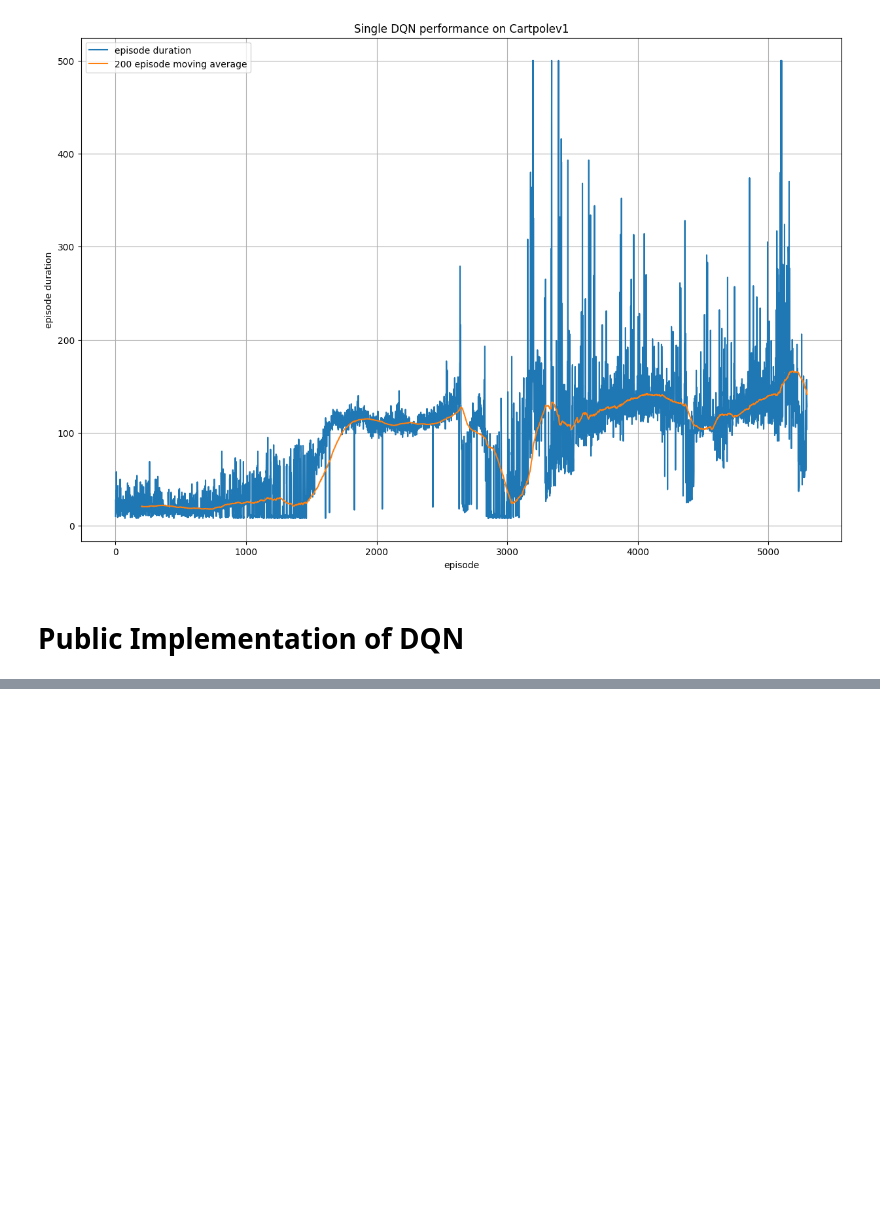
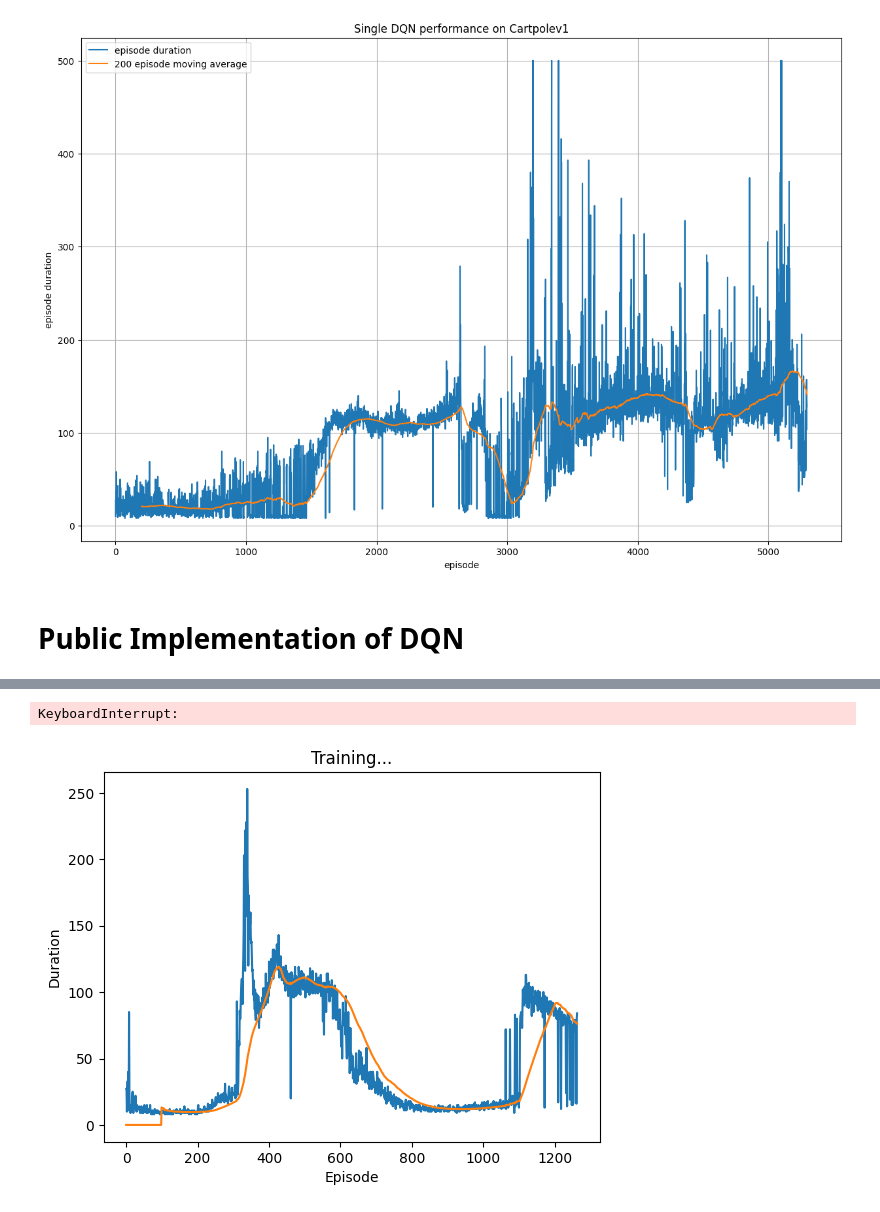
Before and after one commit to yuwei-1/Market-Prediction-Research, a Jupyter notebook: terminal/models/deep_q_network.ipynb, the cells around one changed output, grey strips where cells are left out. Saved outputs shown, nothing was run; the diff lists cells and outputs as text; code cells hidden in the pictures; blank space fills up the shorter version.

```diff
--- a/terminal/models/deep_q_network.ipynb
+++ b/terminal/models/deep_q_network.ipynb
@@ -471,0 +513,17 @@ env.close()
+# %%
+agent = DQNAgent(double_dqn=True,
+                target_net_update='hard',
+                tau=0.005,
+                hard_update_interval=200,
+                mem_length=10000,
+                environment='CartPole-v1',
+                gradient_clipping=100,
+                hidden_size_1=128,
+                hidden_size_2=128)
+# %%
+loss = nn.SmoothL1Loss()
+# %%
+agent.train(episodes=5000, loss=loss)
+# %% [output]
+KeyboardInterrupt:
+[figure, added]
```
Also changed, not shown: parts of 10 cells of this notebook, 4 other files.
